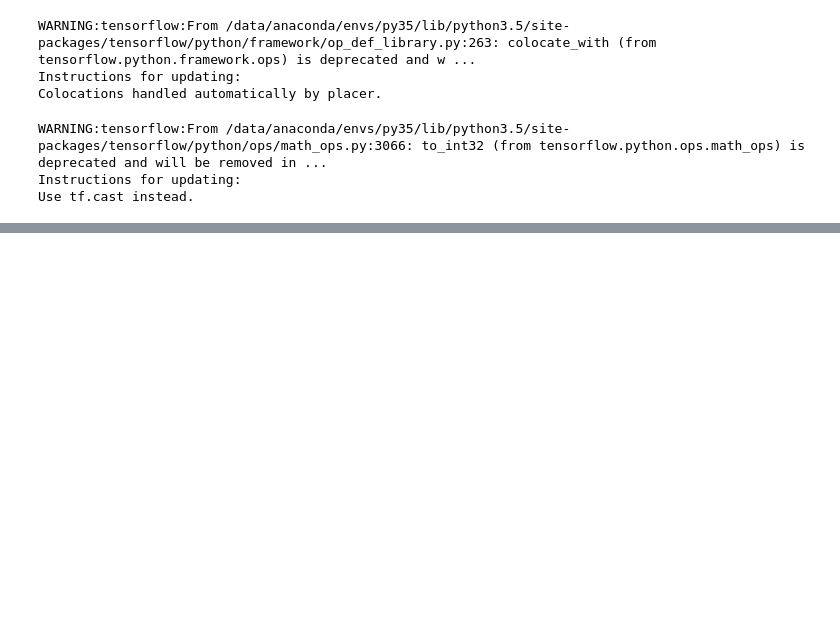
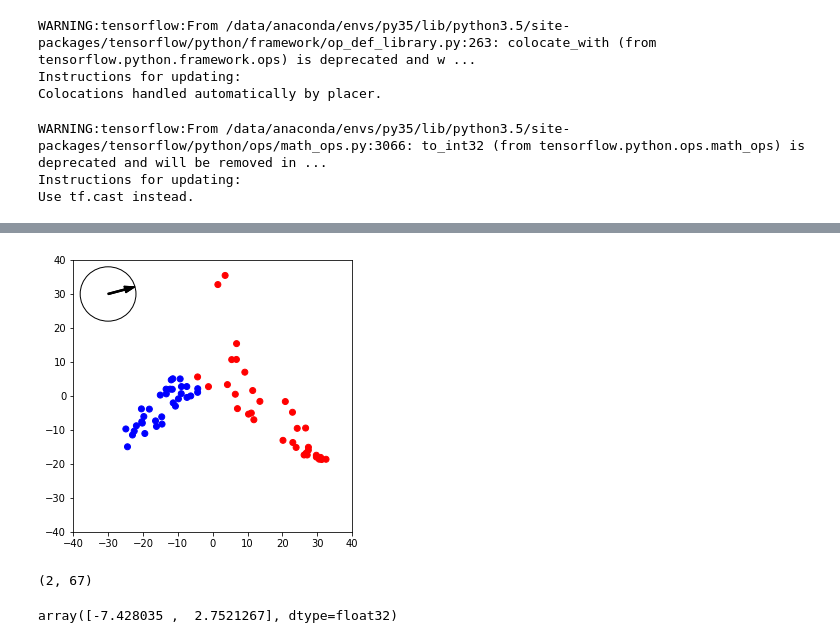
Before and after one commit to tyler-martin-12/tcav_on_azure, a Jupyter notebook: gen_cavs.ipynb, the cells around one changed output, grey strips where cells are left out. Drawn from its saved outputs; the diff is of its cells as text; code cells hidden in the pictures; blank space fills up the shorter version.

```diff
--- a/gen_cavs.ipynb
+++ b/gen_cavs.ipynb
@@ -82,0 +193,18 @@ for bottleneck in  bn_names:
+# %%
+## get original CAV
+lm.fit(x_train,y_train)
+original_CAV = -lm.coef_[0]
+
+cavs = []
+
+## remove one point
+for idx, x_point in enumerate(x_train):
+    if y_train[idx]==0:
+        x_train_new = np.delete(x_train, idx, axis=0)
+        y_train_new = np.delete(y_train, idx, axis=0)
+
+        new_lm = linear_model.SGDClassifier(alpha=.1)
+        new_lm.fit(x_train_new,y_train_new)
+        cav_params = -new_lm.coef_[0]
+        sim = euclidean_distance(vec_norm(cav_params),vec_norm(original_CAV))
+        cavs.append([idx,cav_params,sim])
@@ -82,0 +218,26 @@ for bottleneck in  bn_names:
+# %%
+## Plot orig
+this_cav = original_CAV
+x_train_embed_pca = np.dot(pca_components, x_train.T)
+color_train_pca = ['red' if y == 0 else 'blue' for y in y_train]
+
+fig = plt.figure(figsize=[5,5])
+plt.scatter(x_train_embed_pca[0], x_train_embed_pca[1], color = color_train_pca)
+
+circ = plt.Circle((-30, 30), radius=8, edgecolor='black', facecolor='None')
+ax = plt.gca()
+ax.add_patch(circ)
+
+cav_pca = np.dot(pca_components, this_cav.T)
+cav_norm = vector_norm(cav_pca) * 8
+
+arrow_start = [-30,30]
+
+my_arrow = plt.arrow(arrow_start[0], arrow_start[1], cav_norm[0], cav_norm[1],width=.4,
+                     length_includes_head=True,head_width=2,fc='k', ec=None)
+ax.add_patch(my_arrow)
+
+xlim = plt.xlim([-40,40])
+ylim = plt.ylim([-40,40])
+# %% [output]
+[figure, added]
@@ -82,0 +246,8 @@ for bottleneck in  bn_names:
+# %%
+x_train_embed_pca.shape
+# %% [output]
+(2, 67)
+# %%
+x_train_embed_pca[:,6]
+# %% [output]
+array([-7.428035 ,  2.7521267], dtype=float32)
```
Also changed, not shown: parts of 26 cells of this notebook.
